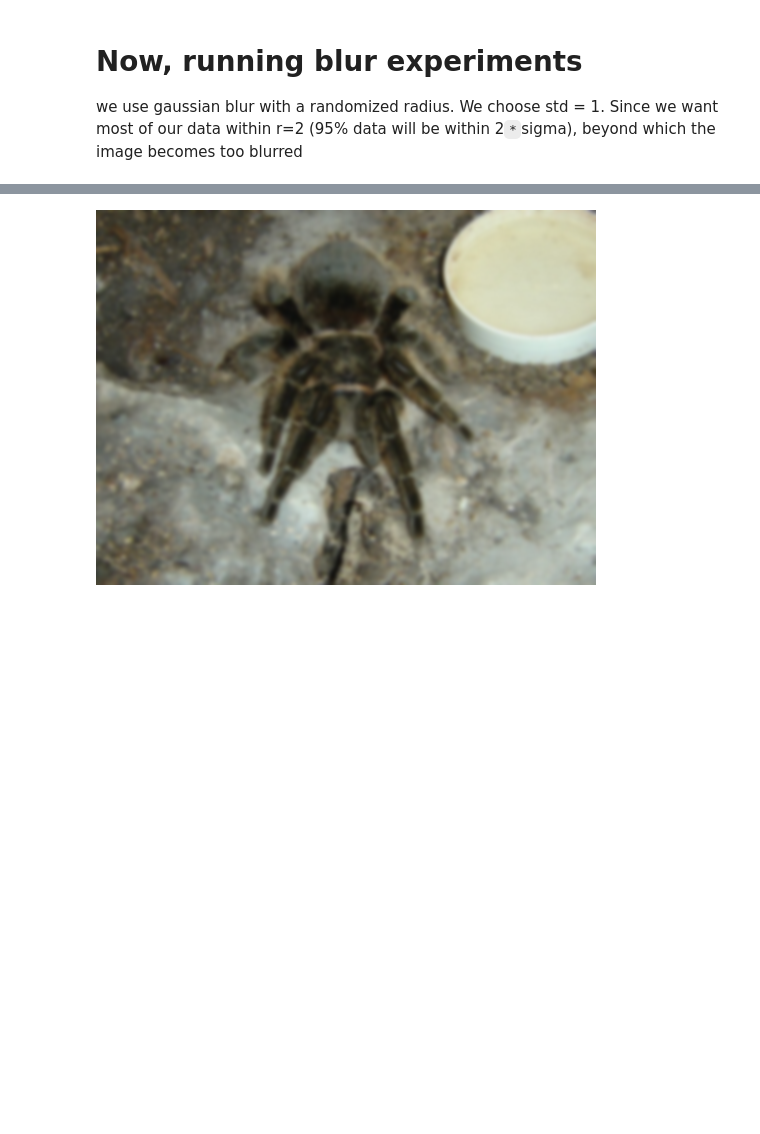
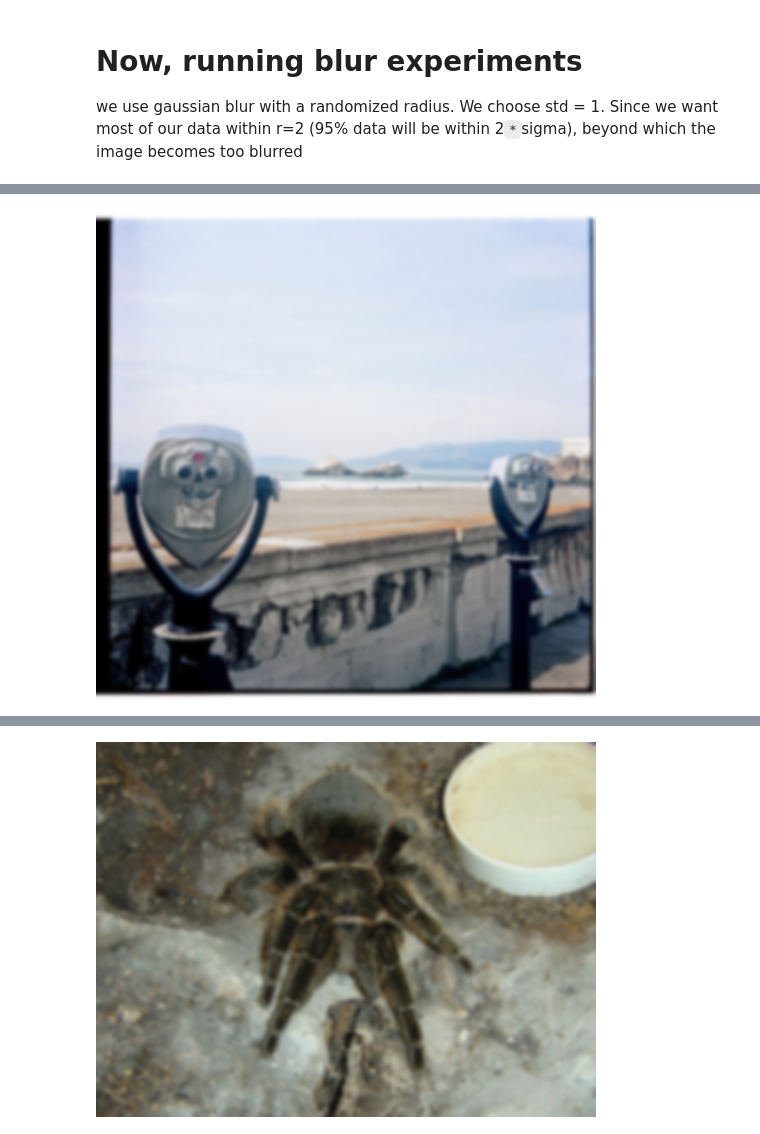
Before and after one commit to PalaashAgrawal/imagenet_experiments, a Jupyter notebook: train_imagenet_playground.ipynb, the cells around one changed output, grey strips where cells are left out. Cells and saved outputs as stored; diff of their text form; code cells hidden in the pictures; blank space fills up the shorter version.

```diff
--- a/train_imagenet_playground.ipynb
+++ b/train_imagenet_playground.ipynb
@@ -143,0 +176,5 @@ tensor([0.5181])
+# %%
+f = transforms.GaussianBlur(251, (2.0, 2.0))
+f(x)
+# %% [output]
+[figure, added]
```
Also changed, not shown: parts of 8 cells of this notebook, 2 other files.
